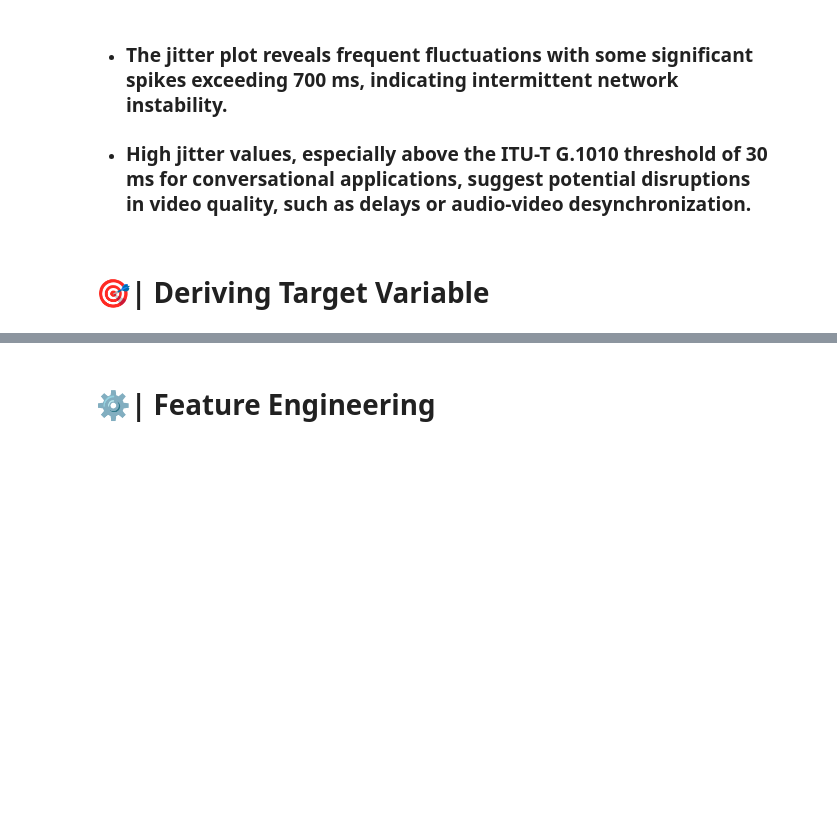
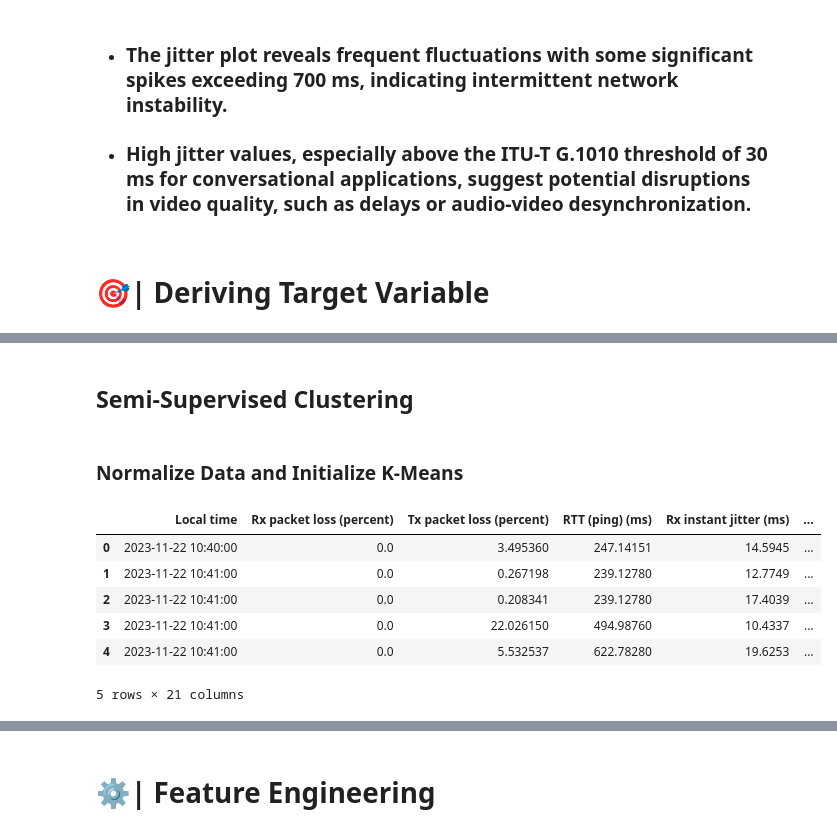
Before and after one commit to burikyali/burikyali, a Jupyter notebook: ml-video-conferencing-analysis.ipynb, the cells around one changed output, grey strips where cells are left out. Cells and saved outputs as stored; diff of their text form; code cells hidden in the pictures; blank space fills up the shorter version.

```diff
--- a/ml-video-conferencing-analysis.ipynb
+++ b/ml-video-conferencing-analysis.ipynb
@@ -1133,0 +1184,36 @@ else:
+# %% [markdown]
+## Semi-Supervised Clustering
+# %% [markdown]
+### Normalize Data and Initialize K-Means
+# %%
+from sklearn.preprocessing import StandardScaler
+from sklearn.cluster import KMeans
+
+# Select QoS metrics for clustering
+qos_features = ['Rx packet loss (percent)', 'Tx packet loss (percent)',
+                'RTT (ping) (ms)', 'Rx instant jitter (ms)', 'Tx instant jitter (ms)']
+
+# Standardize QoS features
+scaler = StandardScaler()
+qos_scaled = scaler.fit_transform(gmeet_data[qos_features])
+
+# Compute initial cluster centers based on threshold-based labels
+initial_centers = gmeet_data.groupby('Initial_QoE')[qos_features].mean()
+
+# K-Means clustering with initialized cluster centers
+kmeans = KMeans(n_clusters=3, init=initial_centers.values, n_init=1)
+gmeet_data['Cluster_QoE'] = kmeans.fit_predict(qos_scaled)
+
+# Map cluster labels to string equivalents
+cluster_label_mapping = {0: 'Good', 1: 'Fair', 2: 'Poor'}  # Adjust based on your clustering results
+gmeet_data['Cluster_QoE_mapped'] = gmeet_data['Cluster_QoE'].map(cluster_label_mapping)
+
+gmeet_data.head()
+# %% [output]
+|  | Local time | Rx packet loss (percent) | Tx packet loss (percent) | RTT (ping) (ms) | Rx instant jitter (ms) | ... |
+| 0 | 2023-11-22 10:40:00 | 0.0 | 3.495360 | 247.14151 | 14.5945 | ... |
+| 1 | 2023-11-22 10:41:00 | 0.0 | 0.267198 | 239.12780 | 12.7749 | ... |
+| 2 | 2023-11-22 10:41:00 | 0.0 | 0.208341 | 239.12780 | 17.4039 | ... |
+| 3 | 2023-11-22 10:41:00 | 0.0 | 22.026150 | 494.98760 | 10.4337 | ... |
+| 4 | 2023-11-22 10:41:00 | 0.0 | 5.532537 | 622.78280 | 19.6253 | ... |
+5 rows × 21 columns
```
Also changed, not shown: parts of 15 cells of this notebook.
